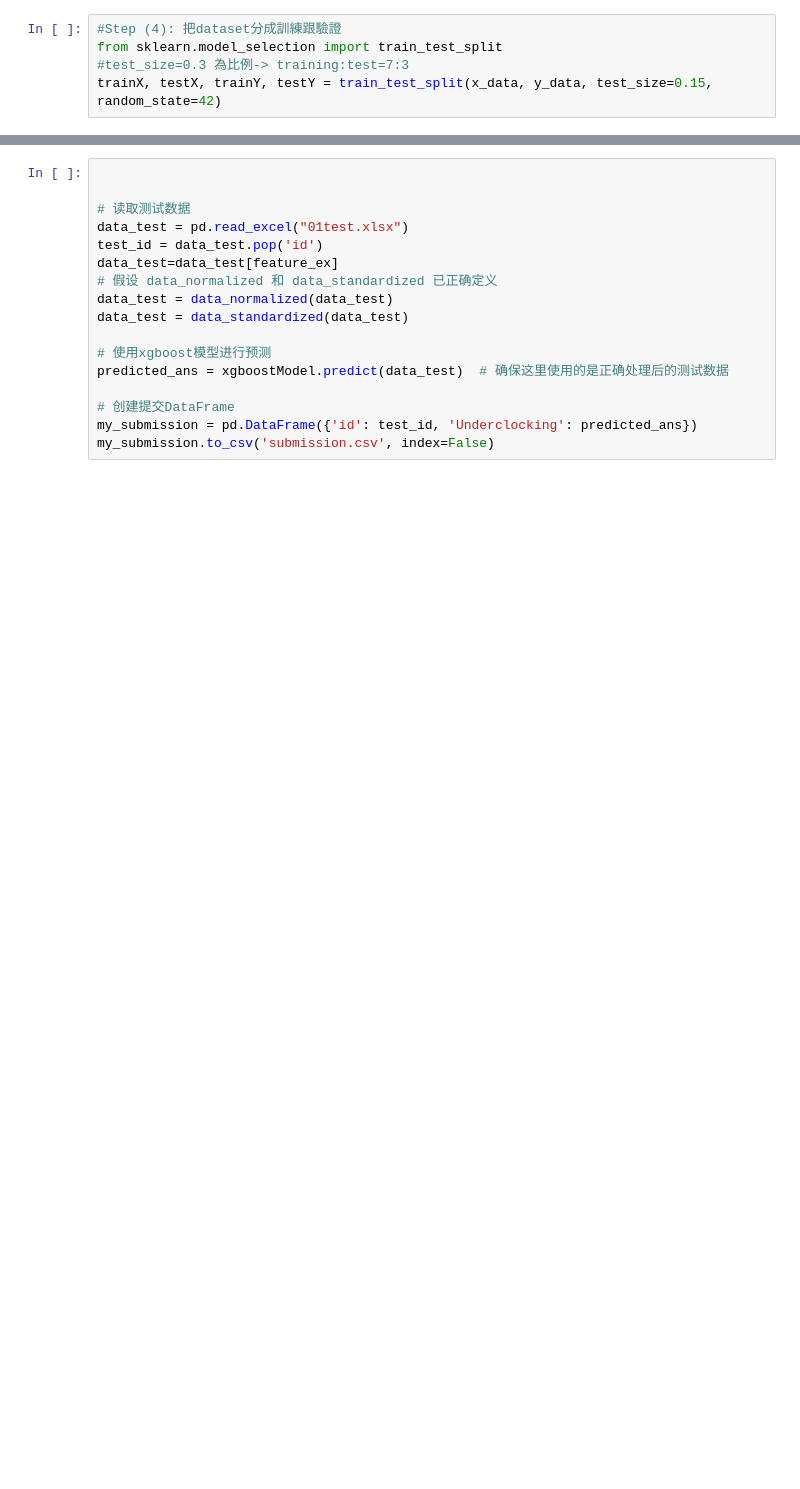
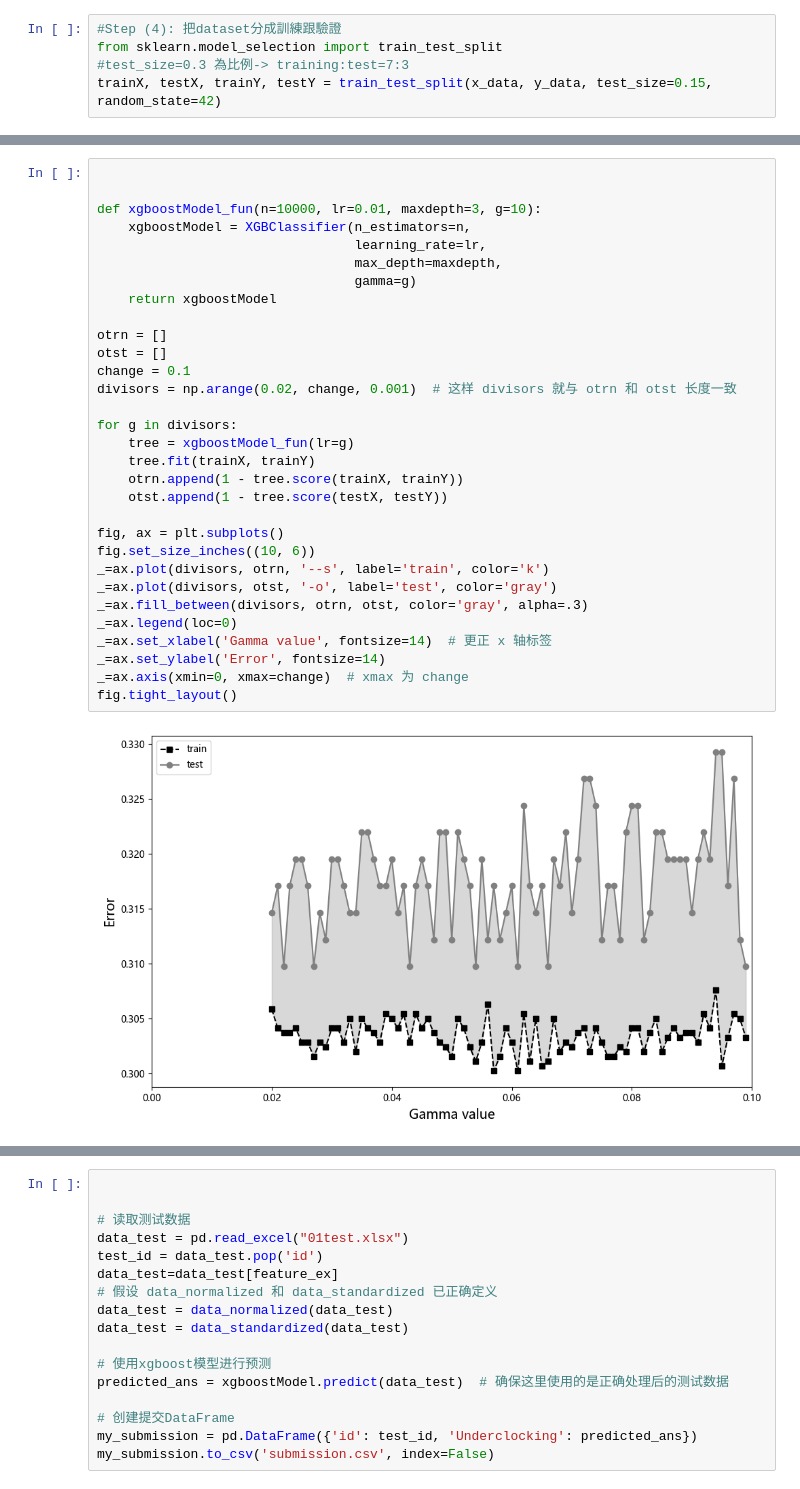
Before and after one commit to jeremy4111/ai, a Jupyter notebook: xgboost.ipynb, the cells around one changed output, grey strips where cells are left out. Cells and saved outputs as stored; diff of their text form; blank space fills up the shorter version.

Commit message:
0514
黃啟哲-xgboost
邱志祥-xgboost_01

```diff
--- a/xgboost.ipynb
+++ b/xgboost.ipynb
@@ -173,0 +260,33 @@ plt.show()
+# %%
+
+
+def xgboostModel_fun(n=10000, lr=0.01, maxdepth=3, g=10):
+    xgboostModel = XGBClassifier(n_estimators=n,
+                                 learning_rate=lr,
+                                 max_depth=maxdepth,
+                                 gamma=g)
+    return xgboostModel
+
+otrn = []
+otst = []
+change = 0.1
+divisors = np.arange(0.02, change, 0.001)  # 这样 divisors 就与 otrn 和 otst 长度一致
+
+for g in divisors:
+    tree = xgboostModel_fun(lr=g)
+    tree.fit(trainX, trainY)
+    otrn.append(1 - tree.score(trainX, trainY))
+    otst.append(1 - tree.score(testX, testY))
+
+fig, ax = plt.subplots()
+fig.set_size_inches((10, 6))
+_=ax.plot(divisors, otrn, '--s', label='train', color='k')
+_=ax.plot(divisors, otst, '-o', label='test', color='gray')
+_=ax.fill_between(divisors, otrn, otst, color='gray', alpha=.3)
+_=ax.legend(loc=0)
+_=ax.set_xlabel('Gamma value', fontsize=14)  # 更正 x 轴标签
+_=ax.set_ylabel('Error', fontsize=14)
+_=ax.axis(xmin=0, xmax=change)  # xmax 为 change
+fig.tight_layout()
+# %% [output]
+[figure, added]
```
Also changed, not shown: parts of 13 cells of this notebook.
